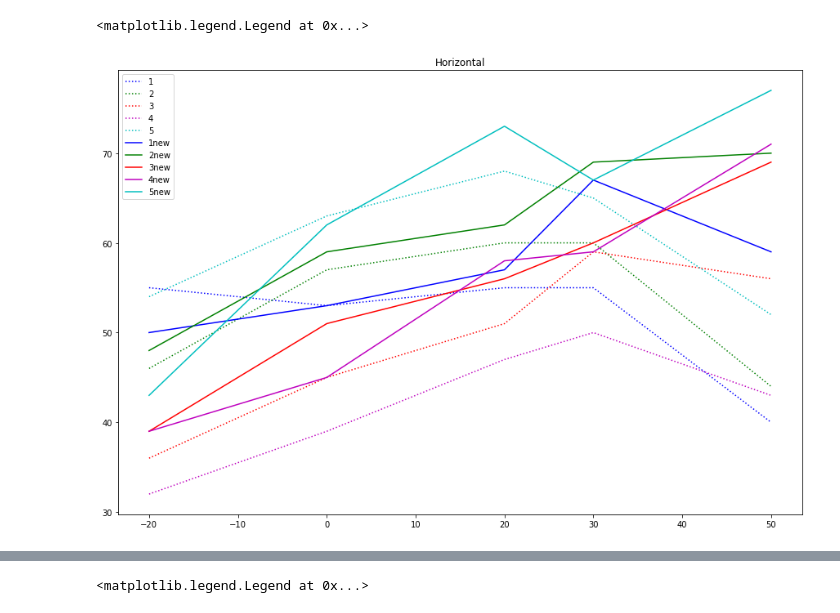
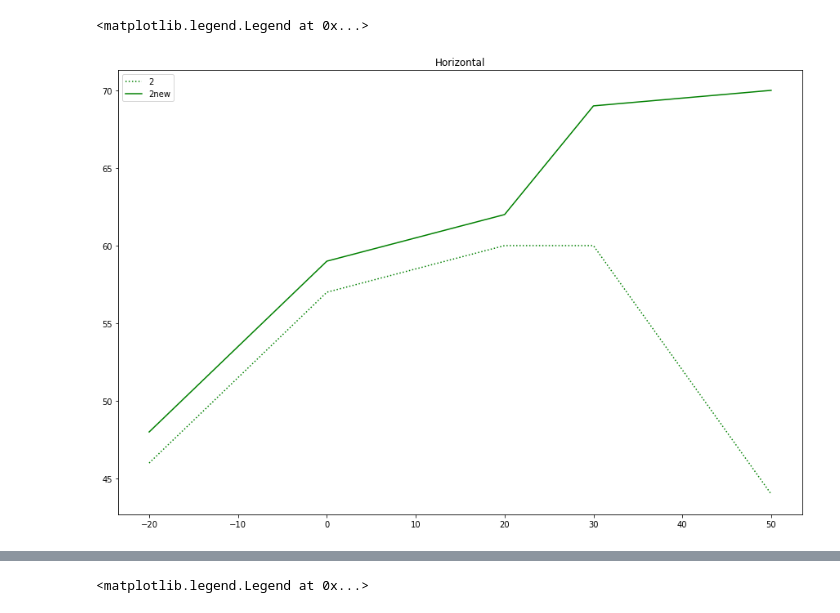
Before and after one commit to MariaKlimova/hyperspectrometer-drones, a Jupyter notebook: temperature.ipynb, the cells around one changed output, grey strips where cells are left out. Drawn from its saved outputs; the diff is of its cells as text; code cells hidden in the pictures.

```diff
--- a/temperature.ipynb
+++ b/temperature.ipynb
@@ -441,29 +441,29 @@ alum2={
 # %%
 fig1, ax1 = plt.subplots(1)
 x = [el['temp'] for el in alum['1']]
 plt.title('Horizontal')
 fig1.set_size_inches(15,10)
 mira_1_h = [el['h'] for el in alum['1']]
 mira_2_h = [el['h'] for el in alum['2']]
 mira_3_h = [el['h'] for el in alum['3']]
 mira_4_h = [el['h'] for el in alum['4']]
 mira_5_h = [el['h'] for el in alum['5']]
 mira_1t_h = [el['h'] for el in alum2['1']]
 mira_2t_h = [el['h'] for el in alum2['2']]
 mira_3t_h = [el['h'] for el in alum2['3']]
 mira_4t_h = [el['h'] for el in alum2['4']]
 mira_5t_h = [el['h'] for el in alum2['5']]
-ax1.plot(x, mira_1_h, color='b', label='1', linestyle=':') #linestyle=':'
+#ax1.plot(x, mira_1_h, color='b', label='1', linestyle=':') #linestyle=':'
 ax1.plot(x, mira_2_h, color='g', label='2', linestyle=':')
-ax1.plot(x, mira_3_h, color='r', label='3', linestyle=':')
-ax1.plot(x, mira_4_h, color='m', label='4', linestyle=':')
-ax1.plot(x, mira_5_h, color='c', label='5', linestyle=':')
-ax1.plot(x, mira_1t_h, color='b', label='1new') #linestyle=':'
+#ax1.plot(x, mira_3_h, color='r', label='3', linestyle=':')
+#ax1.plot(x, mira_4_h, color='m', label='4', linestyle=':')
+#ax1.plot(x, mira_5_h, color='c', label='5', linestyle=':')
+#ax1.plot(x, mira_1t_h, color='b', label='1new') #linestyle=':'
 ax1.plot(x, mira_2t_h, color='g', label='2new')
-ax1.plot(x, mira_3t_h, color='r', label='3new')
-ax1.plot(x, mira_4t_h, color='m', label='4new')
-ax1.plot(x, mira_5t_h, color='c', label='5new')
+#ax1.plot(x, mira_3t_h, color='r', label='3new')
+#ax1.plot(x, mira_4t_h, color='m', label='4new')
+#ax1.plot(x, mira_5t_h, color='c', label='5new')
 ax1.legend()
 # %% [output]
 <matplotlib.legend.Legend at 0x...>
-[figure, old version]
+[figure, new version]
```
Also changed, not shown: parts of 12 cells of this notebook, 6 other files.
